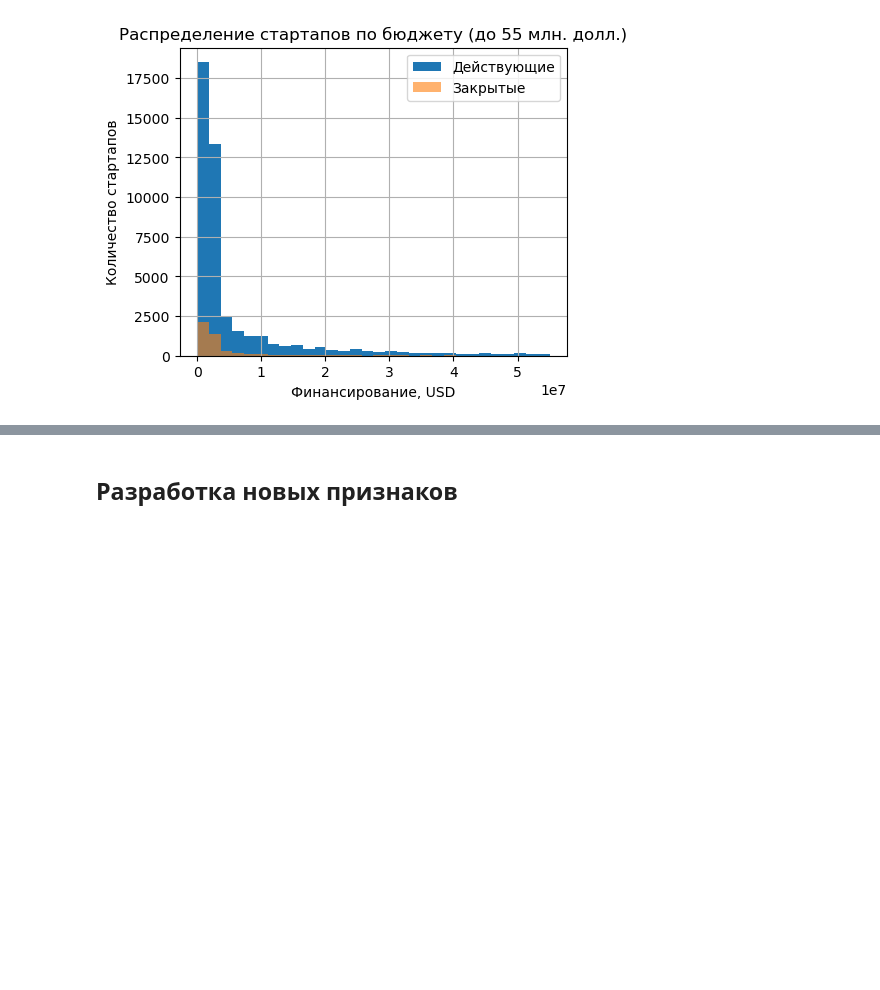
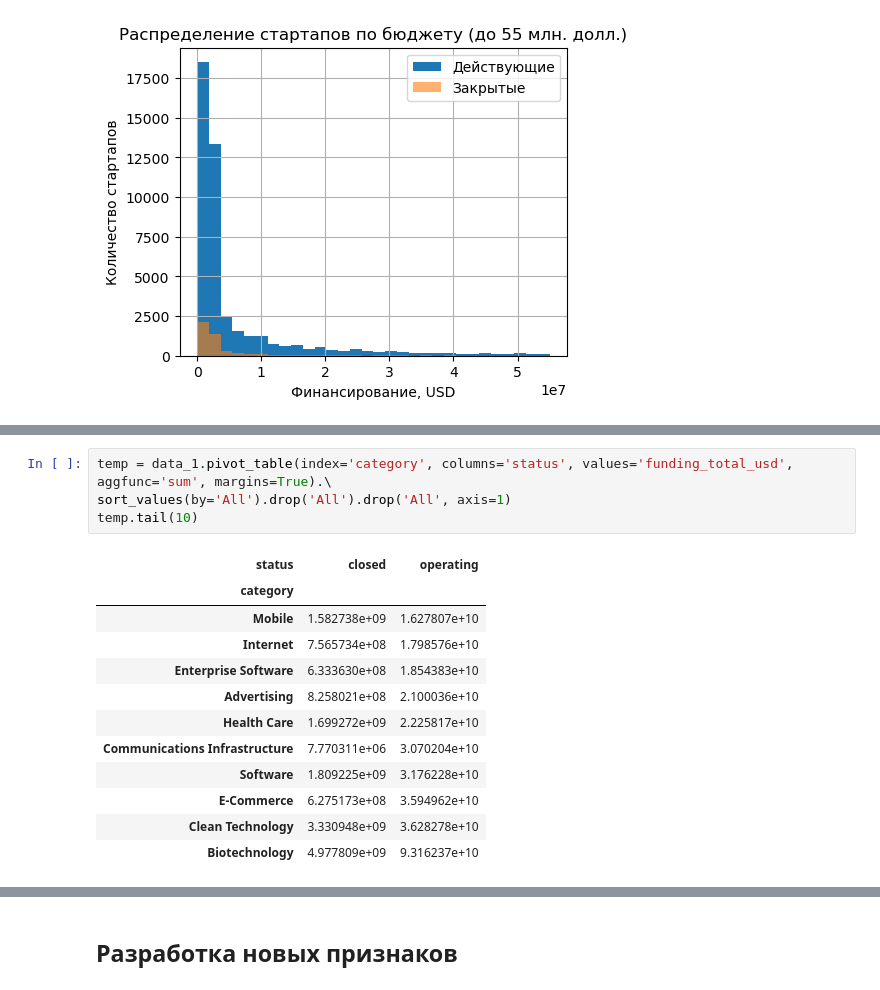
Before and after one commit to Ilya-Kokorin/good_startup, a Jupyter notebook: good_startup.ipynb, the cells around one changed output, grey strips where cells are left out. Saved outputs shown, nothing was run; the diff lists cells and outputs as text; blank space fills up the shorter version.

```diff
--- a/good_startup.ipynb
+++ b/good_startup.ipynb
@@ -614,0 +626,17 @@ plt.legend();
+# %%
+temp = data_1.pivot_table(index='category', columns='status', values='funding_total_usd', aggfunc='sum', margins=True).\
+sort_values(by='All').drop('All').drop('All', axis=1)
+temp.tail(10)
+# %% [output]
+| status | closed | operating |
+| category |  |  |
+| Mobile | 1.582738e+09 | 1.627807e+10 |
+| Internet | 7.565734e+08 | 1.798576e+10 |
+| Enterprise Software | 6.333630e+08 | 1.854383e+10 |
+| Advertising | 8.258021e+08 | 2.100036e+10 |
+| Health Care | 1.699272e+09 | 2.225817e+10 |
+| Communications Infrastructure | 7.770311e+06 | 3.070204e+10 |
+| Software | 1.809225e+09 | 3.176228e+10 |
+| E-Commerce | 6.275173e+08 | 3.594962e+10 |
+| Clean Technology | 3.330948e+09 | 3.628278e+10 |
+| Biotechnology | 4.977809e+09 | 9.316237e+10 |
```
Also changed, not shown: parts of 6 cells of this notebook.
